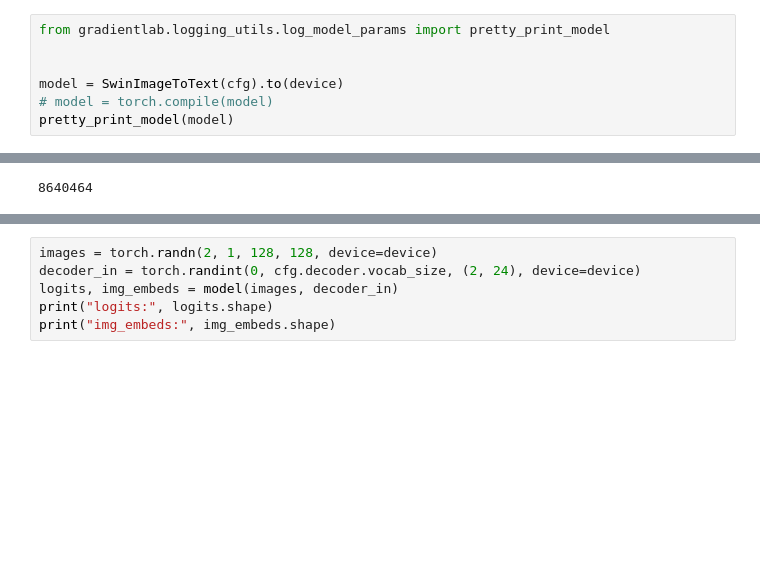
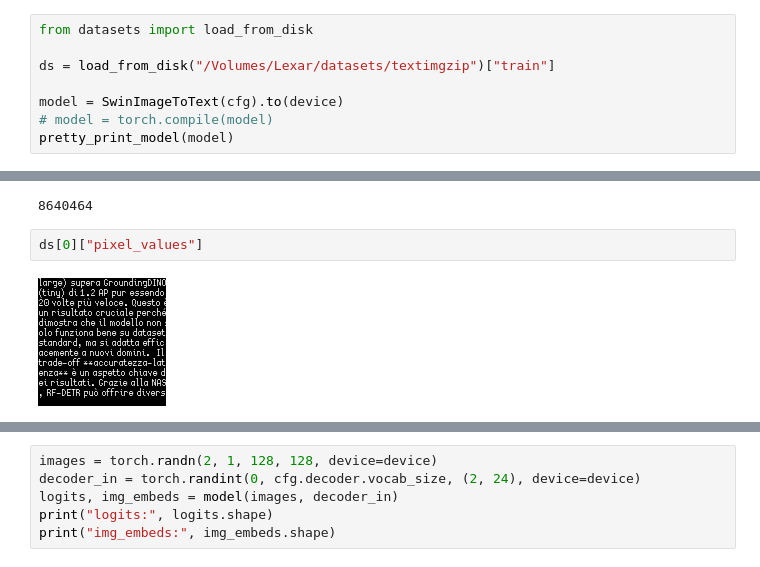
Before and after one commit to masc-it/gradientlab, a Jupyter notebook: notebooks/experiments/exp20251224_0_qwen_rl_coin_change/swin.ipynb, the cells around one changed output, grey strips where cells are left out. Saved outputs shown, nothing was run; the diff lists cells and outputs as text; blank space fills up the shorter version.

```diff
--- a/notebooks/experiments/exp20251224_0_qwen_rl_coin_change/swin.ipynb
+++ b/notebooks/experiments/exp20251224_0_qwen_rl_coin_change/swin.ipynb
@@ -842,8 +898,9 @@ cfg = ModelConfig(
     ),
 )
 # %%
-from gradientlab.logging_utils.log_model_params import pretty_print_model
+from datasets import load_from_disk
 
+ds = load_from_disk("/Volumes/Lexar/datasets/textimgzip")["train"]
 
 model = SwinImageToText(cfg).to(device)
 # model = torch.compile(model)
@@ -858,3 +915,7 @@ enc_proj                   |               49,152
 Total trainable params     |            8,640,464
 Total non-trainable params |                    0
 8640464
+# %%
+ds[0]["pixel_values"]
+# %% [output]
+[figure, added]
```
Also changed, not shown: parts of 7 cells of this notebook.
